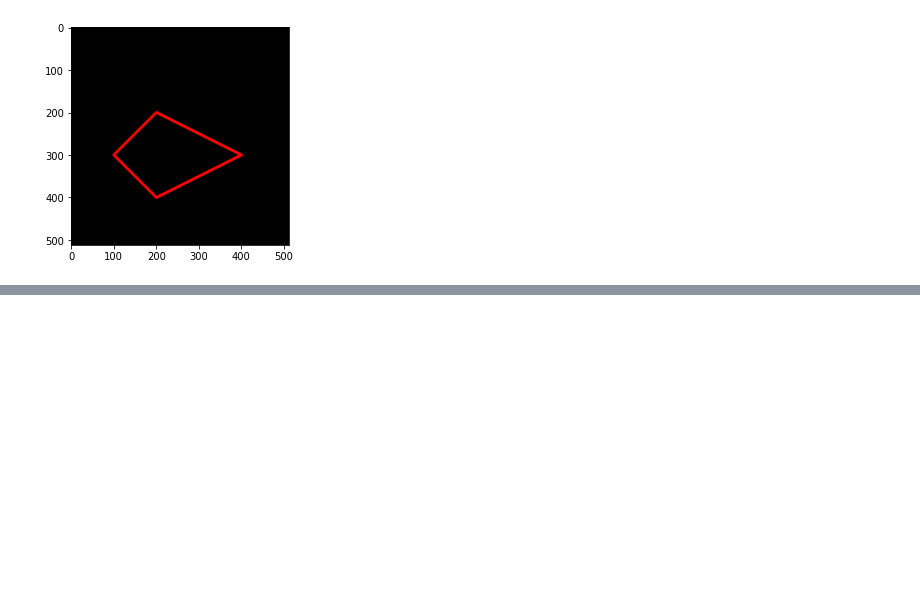
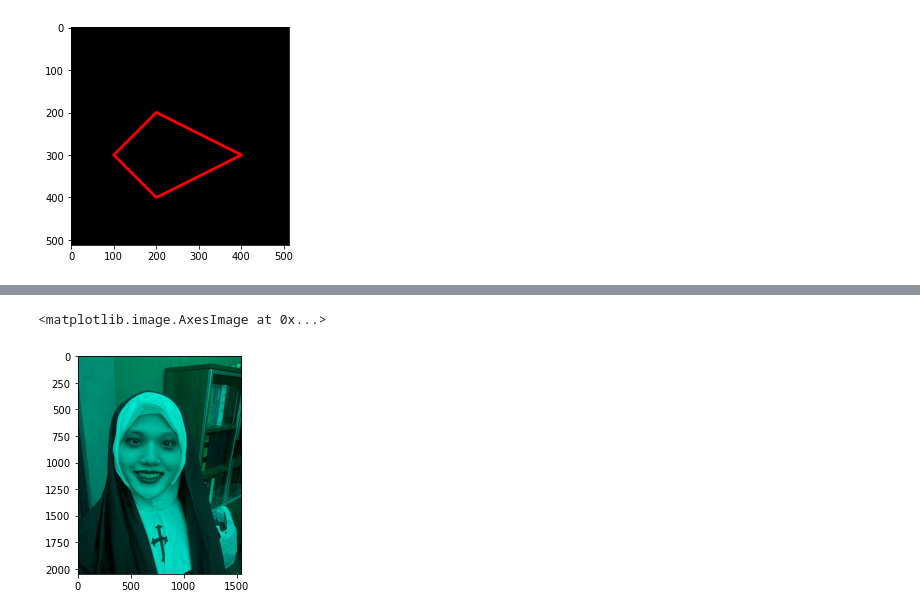
Before and after one commit to RimadhaniAula/PCVK_genap2022, a Jupyter notebook: Week2.ipynb, the cells around one changed output, grey strips where cells are left out. Drawn from its saved outputs; the diff is of its cells as text; code cells hidden in the pictures; blank space fills up the shorter version.

```diff
--- a/Week2.ipynb
+++ b/Week2.ipynb
@@ -132,0 +151,7 @@ plt.imshow(black_img2)
+# %%
+# show Green + Blue color channel only
+gb = cv.merge([zeros,G,B])
+plt.imshow(gb)
+# %% [output]
+<matplotlib.image.AxesImage at 0x...>
+[figure, added]
```
Also changed, not shown: parts of 15 cells of this notebook.
